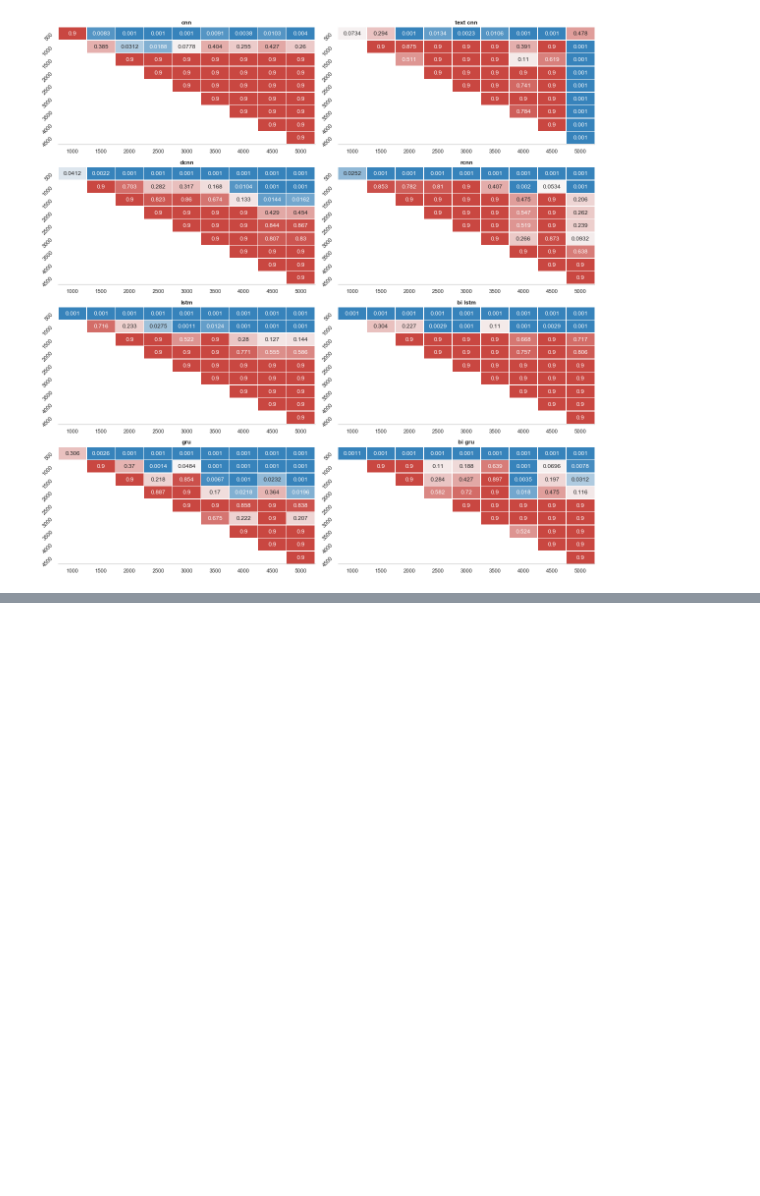
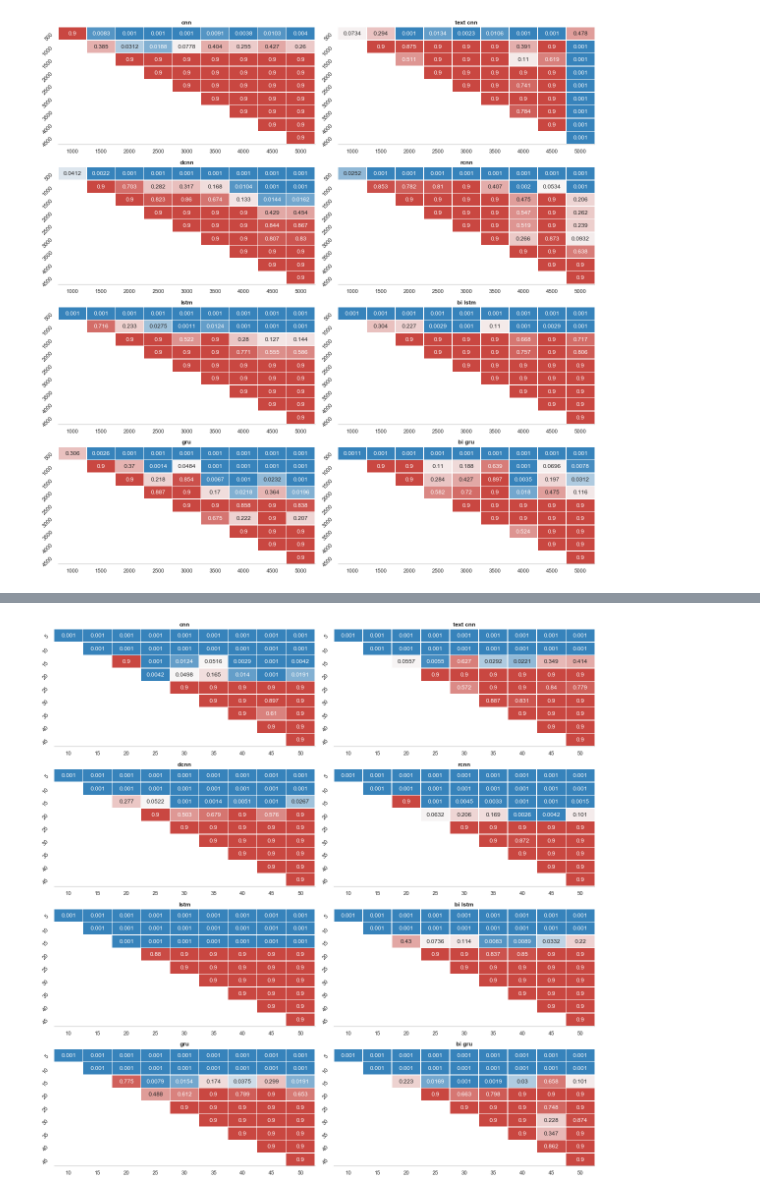
Before and after one commit to NathanDuran/Sentence-Encoding-for-DA-Classification, a Jupyter notebook: data_processing/results.ipynb, the cells around one changed output, grey strips where cells are left out. Drawn from its saved outputs; the diff is of its cells as text; code cells hidden in the pictures; blank space fills up the shorter version.

```diff
--- a/data_processing/results.ipynb
+++ b/data_processing/results.ipynb
@@ -146,0 +201,23 @@ g, fig = plot_facetgrid(tukey_frame, x='group1', y='group2', hue='p-value', col=
+# %%
+# Set the metric to test and statistical significance level
+metric = 'val_acc'
+sig_level = 0.05
+
+# Run Shaprio-wilks for all models and sequence lengths)
+
+if all(p_value > sig_level for p_value in shapiro_frame['p-value']):
+    print("All " + exp_param + " are normally distributed.")
+else:
+    print("The following " + exp_param + " are not normally distributed.")
+    print(shapiro_frame.loc[shapiro_frame['p-value'] <= sig_level])
+
+# Run Levene test for equal variance
+levene_frame = levene_test(seq_data, exp_param, metric)
+
+if all(p_value > sig_level for p_value in levene_frame['p-value']):
+    print("All models " + exp_param + " have equal variance.")
+else:
+    print("The following models " + exp_param + " do not have equal variance.")
+    print(levene_frame.loc[levene_frame['p-value'] <= sig_level])
+
+levene_frame
@@ -146,0 +270,14 @@ g, fig = plot_facetgrid(tukey_frame, x='group1', y='group2', hue='p-value', col=
+# %%
+# Run Tukey-HSD post-hoc analysis
+tukey_frame = tukey_hsd(seq_data, exp_param, metric)
+
+# Drop the un-needed columns and generate heatmaps
+tukey_frame = tukey_frame.drop(columns=['meandiff', 'lower', 'upper', 'reject'], axis=1)
+
+g, fig = plot_facetgrid(tukey_frame, x='group1', y='group2', hue='p-value', col='model_name', kind='heatmap',
+                        title='', y_label='', x_label='', num_col=2, colour='RdBu_r',
+                        annot=True, fmt='0.3', linewidths=0.5, cbar=False, custom_boundaries=[0.0, 0.05, 1.0],
+                        y_tick_rotation=45, height=4)
+# g.savefig(os.path.join(task_name, exp_param ,exp_param + '_anova.png'))
+# %% [output]
+[figure, added]
```
Also changed, not shown: parts of 23 cells of this notebook, 1 other file.
